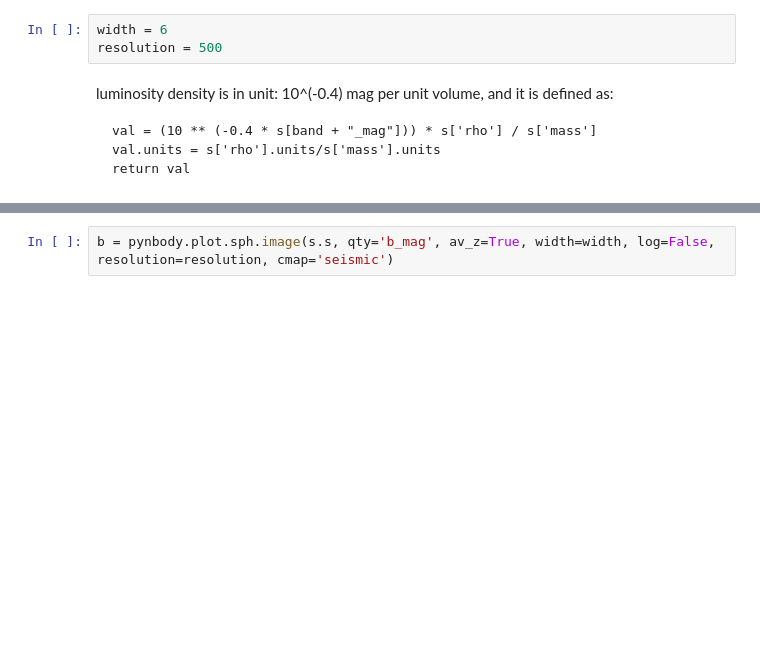
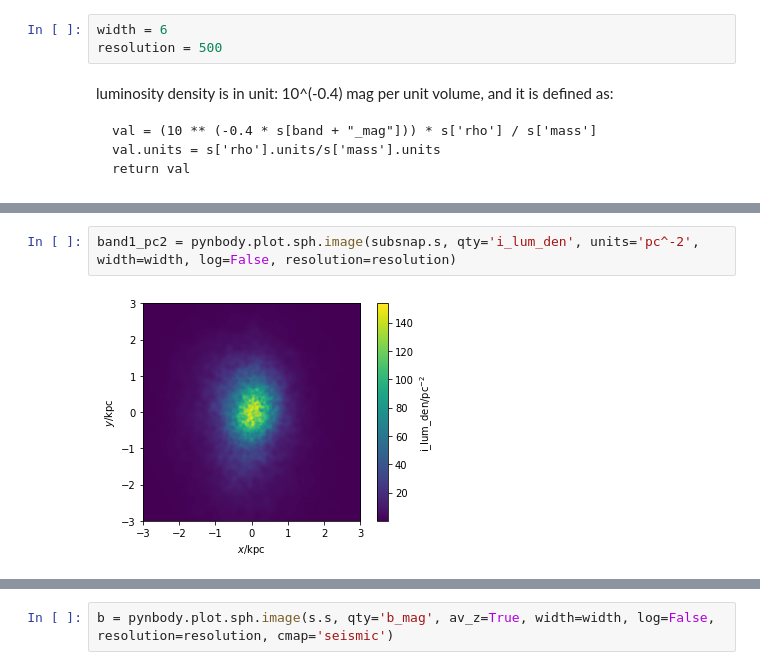
Before and after one commit to elehcim/simulation, a Jupyter notebook: notebooks/Color B-I.ipynb, the cells around one changed output, grey strips where cells are left out. Saved outputs shown, nothing was run; the diff lists cells and outputs as text; blank space fills up the shorter version.

```diff
--- a/notebooks/Color B-I.ipynb
+++ b/notebooks/Color B-I.ipynb
@@ -146,0 +79,4 @@ To use `lum_den_template` it is needed to end the magnitude with the string `_ma
+# %%
+band1_pc2 = pynbody.plot.sph.image(subsnap.s, qty='i_lum_den', units='pc^-2', width=width, log=False, resolution=resolution)
+# %% [output]
+[figure, added]
```
Also changed, not shown: parts of 21 cells of this notebook.
